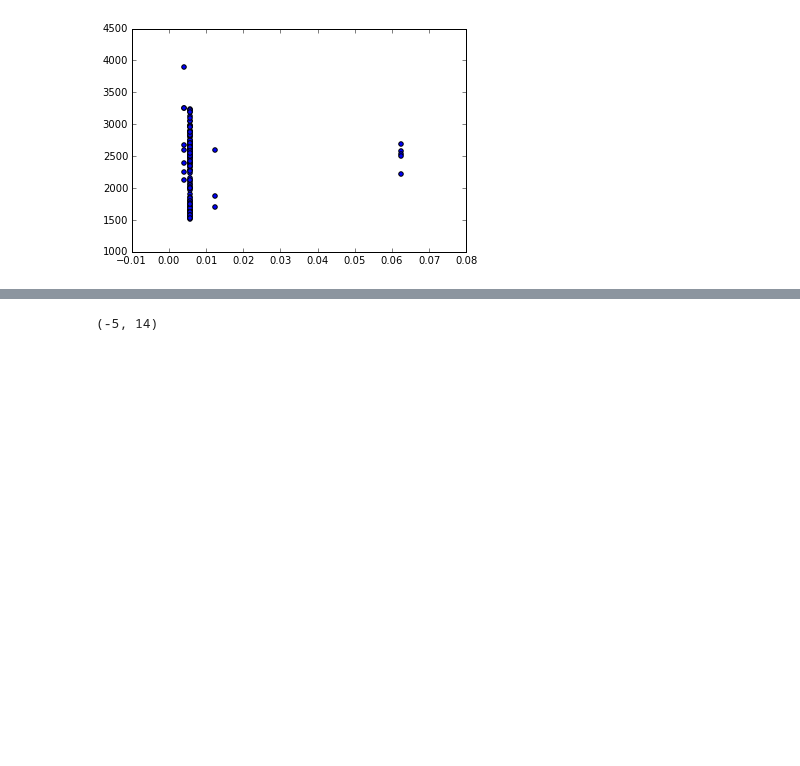
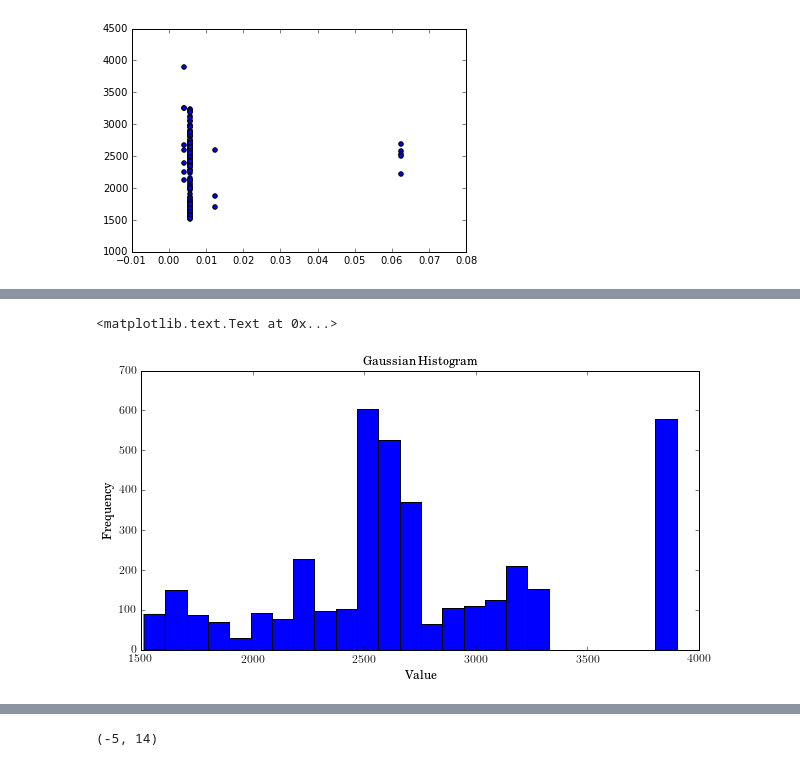
Before and after one commit to saint-germain/ideam, a Jupyter notebook: PCA-IDEAM-WC.ipynb, the cells around one changed output, grey strips where cells are left out. Cells and saved outputs as stored; diff of their text form; code cells hidden in the pictures; blank space fills up the shorter version.

```diff
--- a/PCA-IDEAM-WC.ipynb
+++ b/PCA-IDEAM-WC.ipynb
@@ -1534,0 +1598,11 @@ ValueError: GMM expects at least 2 samples provided in a 2 dimensional array-lik
+# %%
+plt.figure(figsize=(10,5))
+plt.hist(listaexp[:,4],bins=25)
+plt.title("Gaussian Histogram")
+plt.xlabel("Value")
+plt.ylabel("Frequency")
+#plt.ylim(0,200)
+#plt.xlim(1500,)
+# %% [output]
+<matplotlib.text.Text at 0x...>
+[figure, added]
```
Also changed, not shown: parts of 16 cells of this notebook, 2 other files.
